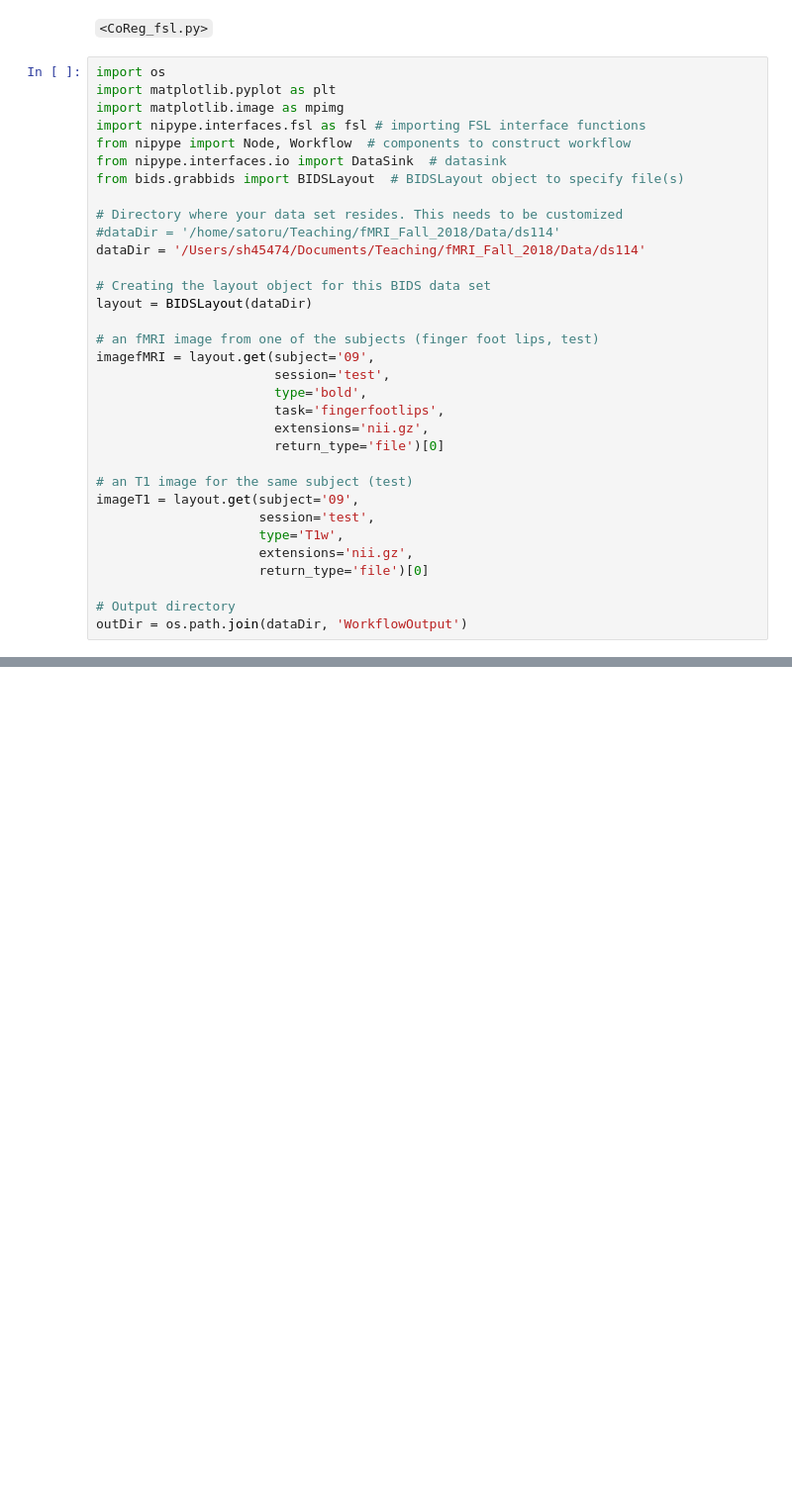
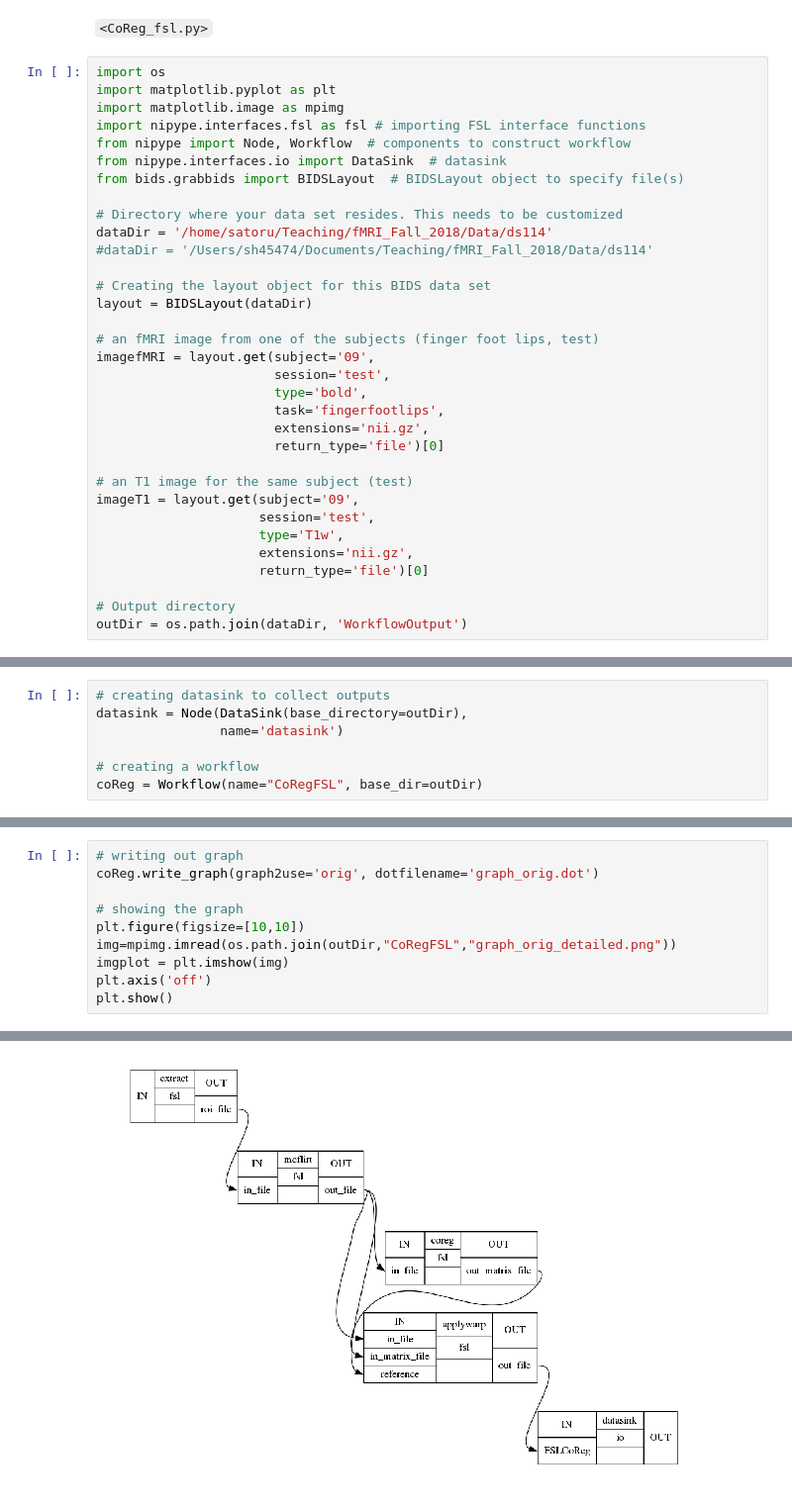
Before and after one commit to sathayas/JupyterfMRIFall2018, a Jupyter notebook: fMRI_Preproc.ipynb, the cells around one changed output, grey strips where cells are left out. Shown at 99% size. Cells and saved outputs as stored; diff of their text form; blank space fills up the shorter version.

```diff
--- a/fMRI_Preproc.ipynb
+++ b/fMRI_Preproc.ipynb
@@ -371,8 +371,8 @@ from nipype.interfaces.io import DataSink  # datasink
 from bids.grabbids import BIDSLayout  # BIDSLayout object to specify file(s)
 
 # Directory where your data set resides. This needs to be customized
-#dataDir = '/home/satoru/Teaching/fMRI_Fall_2018/Data/ds114'
-dataDir = '/Users/sh45474/Documents/Teaching/fMRI_Fall_2018/Data/ds114'
+dataDir = '/home/satoru/Teaching/fMRI_Fall_2018/Data/ds114'
+#dataDir = '/Users/sh45474/Documents/Teaching/fMRI_Fall_2018/Data/ds114'
 
 # Creating the layout object for this BIDS data set
 layout = BIDSLayout(dataDir)
@@ -400,0 +427,7 @@ Here, I will be using both T1 data and fMRI data (`fingerfootlips` task).
+# %%
+# creating datasink to collect outputs
+datasink = Node(DataSink(base_directory=outDir),
+                name='datasink')
+
+# creating a workflow
+coReg = Workflow(name="CoRegFSL", base_dir=outDir)
@@ -400,0 +452,11 @@ Here, I will be using both T1 data and fMRI data (`fingerfootlips` task).
+# %%
+# writing out graph
+coReg.write_graph(graph2use='orig', dotfilename='graph_orig.dot')
+
+# showing the graph
+plt.figure(figsize=[10,10])
+img=mpimg.imread(os.path.join(outDir,"CoRegFSL","graph_orig_detailed.png"))
+imgplot = plt.imshow(img)
+plt.axis('off')
+plt.show()
+# %% [output]
@@ -400,0 +465 @@ Here, I will be using both T1 data and fMRI data (`fingerfootlips` task).
+[figure, added]
```
Also changed, not shown: parts of 16 cells of this notebook.
